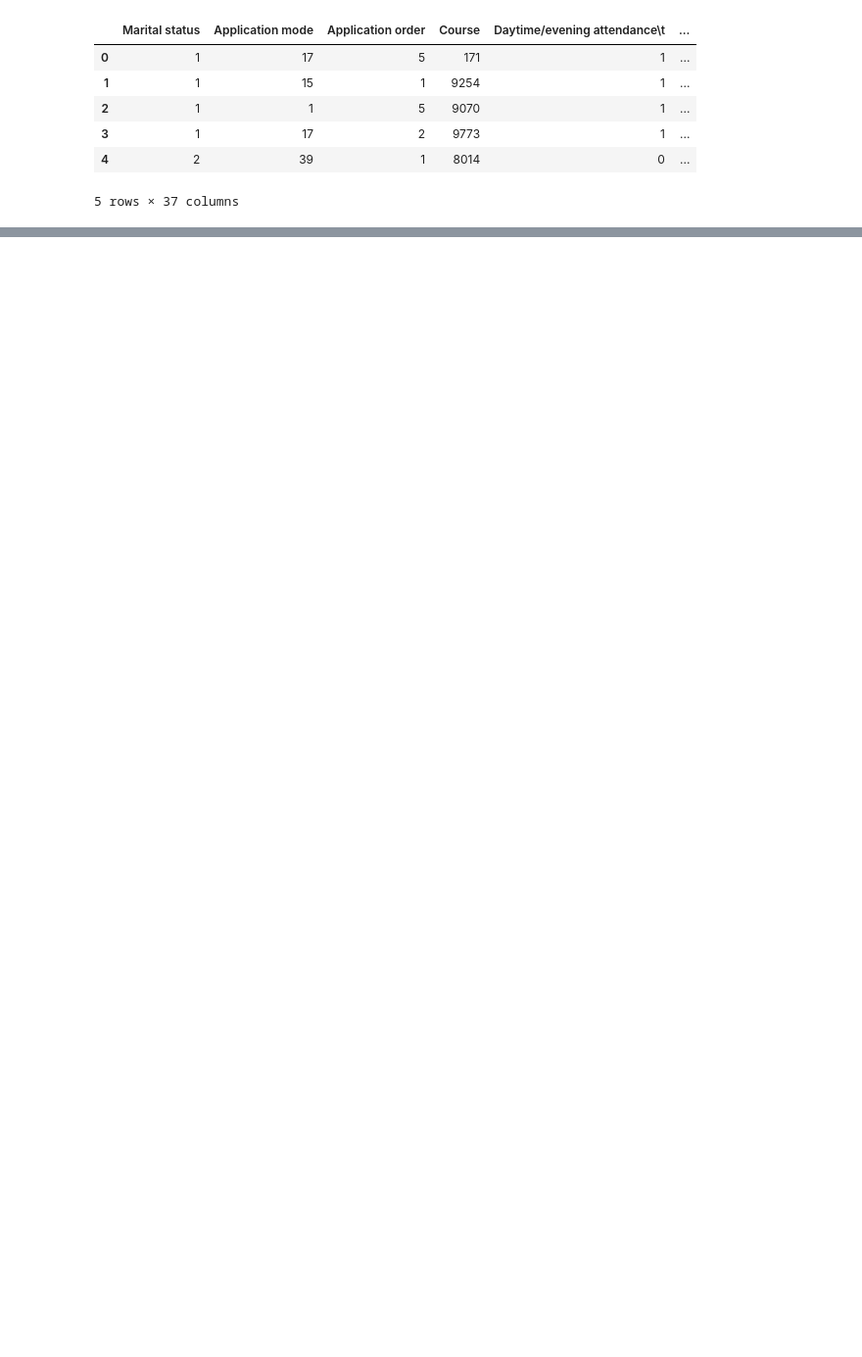
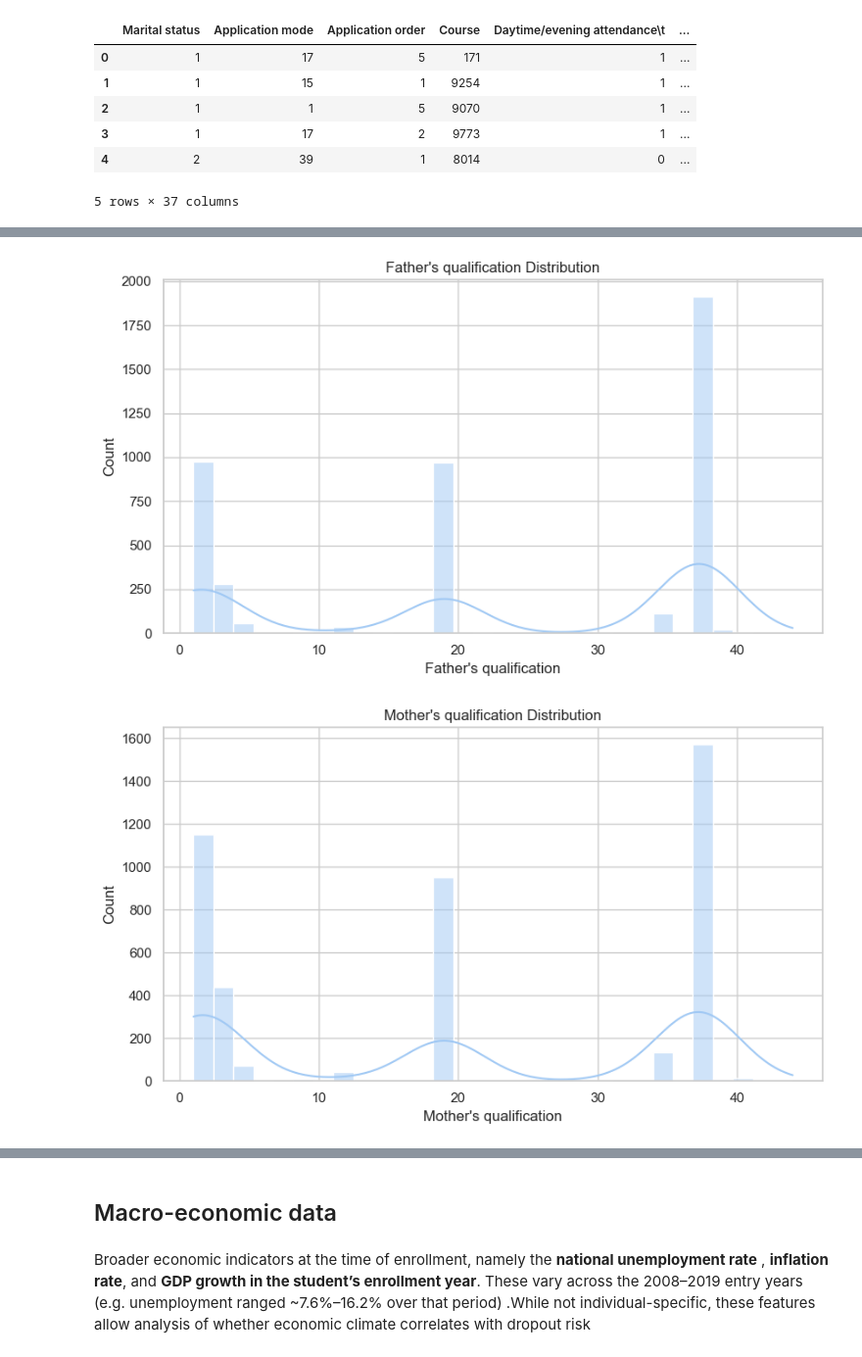
Before and after one commit to gjoliveira/XAI_ling-TAAC, a Jupyter notebook: notebook.ipynb, the cells around one changed output, grey strips where cells are left out. Shown at 98% size. Cells and saved outputs as stored; diff of their text form; code cells hidden in the pictures; blank space fills up the shorter version.

```diff
--- a/notebook.ipynb
+++ b/notebook.ipynb
@@ -14,0 +135,17 @@ df.head()
+# %%
+socio_economic_vars = {
+    "Father's qualification": 'bar',
+    "Mother's qualification": 'bar',
+    "Father's occupation": 'bar',
+    "Mother's occupation": 'bar',
+    'Educational special needs': 'bar',
+    'Debtor': 'bar',
+    'Tuition fees up to date': 'bar',
+    'Scholarship holder': 'bar',
+}
+# %%
+for var in socio_economic_vars:
+    explore_variable(df, var, show_stats=False)
+# %% [output]
+[figure, added]
+[figure, added]
@@ -14,0 +158,6 @@ df.head()
+# %% [markdown]
+## Macro-economic data
+# %% [markdown]
+Broader economic indicators at the time of enrollment, namely the **national unemployment rate** , **inflation rate**, and **GDP growth in the student’s enrollment year**. These vary across the 2008–2019 entry years (e.g. unemployment ranged ~7.6%–16.2% over
+that period) .While not individual-specific, these features allow analysis of whether economic
+climate correlates with dropout risk
```
Also changed, not shown: parts of 22 cells of this notebook.
